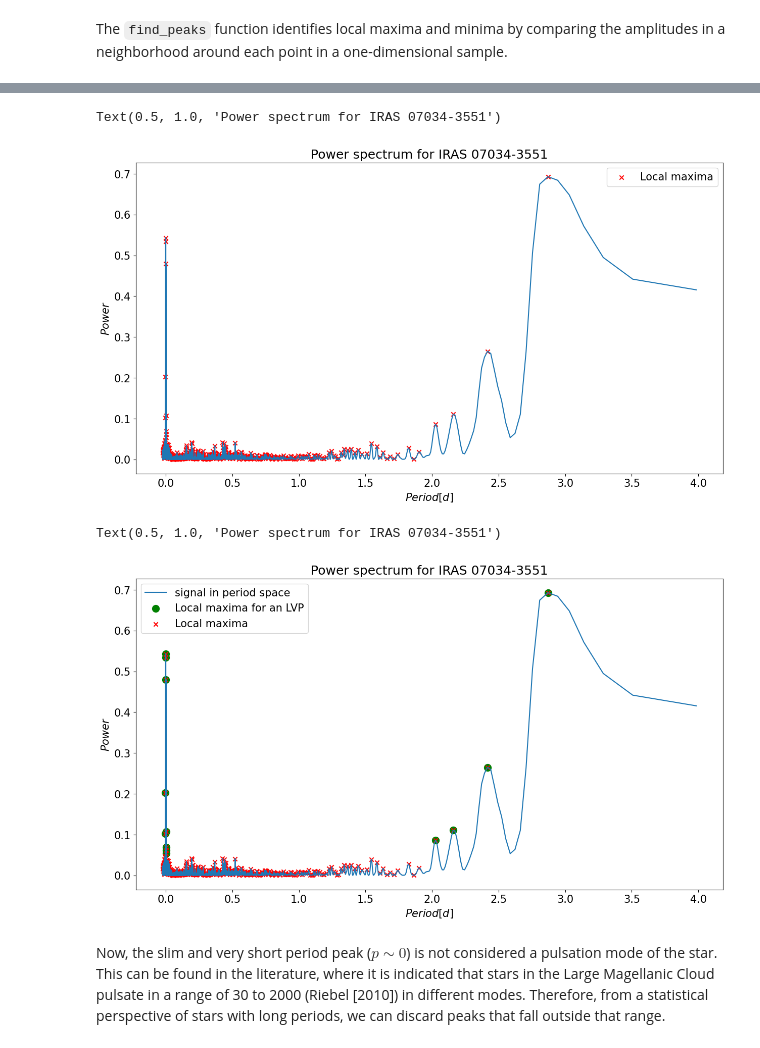
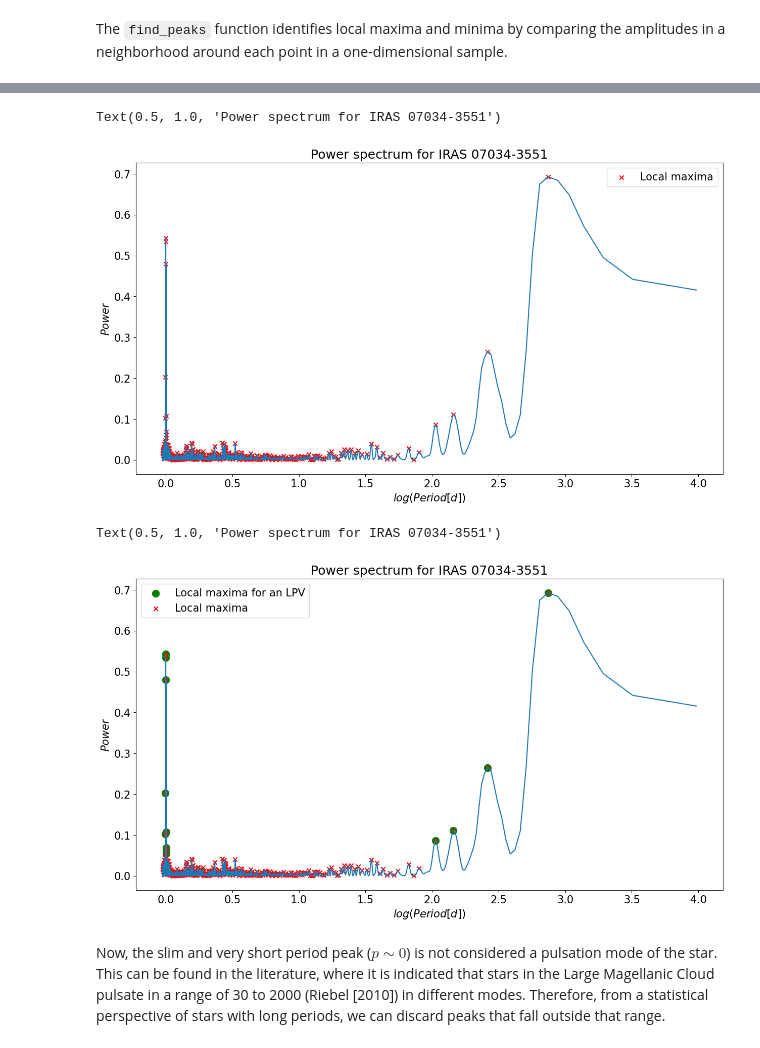
Before and after one commit to dawg-at-irya/Analysis_of_a_light_curve, a Jupyter notebook: Analysis_of_a_light_curve.ipynb, the cells around one changed output, grey strips where cells are left out. Saved outputs shown, nothing was run; the diff lists cells and outputs as text; code cells hidden in the pictures.

```diff
--- a/Analysis_of_a_light_curve.ipynb
+++ b/Analysis_of_a_light_curve.ipynb
@@ -13,7 +13,9 @@ from scipy import signal
 # %%
 #data=Table.read('/content/IRAS_05052-8420.csv')
 #data=Table.read('/content/IRAS_05150-4056.csv')
-data=Table.read('/content/IRAS_07034-3551.csv')
+#data=Table.read('/content/IRAS_07034-3551.csv')
+# The following version avoids requiring local copies of the input files
+data=Table.read('https://raw.githubusercontent.com/dawg-at-irya/Analysis_of_a_light_curve/main/IRAS_07034-3551.csv')
 #data=Table.read('/content/IRAS_05027-2158.csv')
 data.sort('JD')
 # %% [markdown]
@@ -222,12 +226,12 @@ plt.rcParams.update({'font.size': 15})
 plt.plot(np.log10(1.0/freq_g), power_g)
 plt.scatter(np.log10(1.0/freq_peak),power_peak,marker='x',color='red',label='Local maxima')
 plt.ylabel(r"$Power$")
-plt.xlabel(r"$Period [d]$")
+plt.xlabel(r"$log(Period [d])$")
 plt.legend()
 plt.title('Power spectrum for IRAS 07034-3551')
 # %% [output]
 Text(0.5, 1.0, 'Power spectrum for IRAS 07034-3551')
-[figure, old version]
+[figure, new version]
 # %%
 index_p=power_peak>(power_max)
 try:
@@ -239,16 +243,16 @@ except:
 # %%
 plt.figure(figsize=(15,8))
 plt.rcParams.update({'font.size': 15})
-plt.plot(np.log10(1.0/freq_g), power_g,label='signal in period space')
-plt.scatter(np.log10(1.0/f),p,marker='o',c='g',s=100,label='Local maxima for an LVP')
+plt.plot(np.log10(1.0/freq_g), power_g)
+plt.scatter(np.log10(1.0/f),p,marker='o',c='g',s=100,label='Local maxima for an LPV')
 plt.scatter(np.log10(1.0/freq_peak),power_peak,marker='x',color='red',label='Local maxima')
 plt.ylabel(r"$Power$")
-plt.xlabel(r"$Period [d]$")
+plt.xlabel(r"$log(Period [d])$")
 plt.legend()
 plt.title('Power spectrum for IRAS 07034-3551')
 # %% [output]
 Text(0.5, 1.0, 'Power spectrum for IRAS 07034-3551')
-[figure, old version]
+[figure, new version]
 # %% [markdown]
 
 Now, the slim and very short period peak ($p\sim 0$) is not considered a pulsation mode of the star. This can be found in the literature, where it is indicated that stars in the Large Magellanic Cloud pulsate in a range of 30 to 2000 (Riebel [2010]) in different modes. Therefore, from a statistical perspective of stars with long periods, we can discard peaks that fall outside that range.
```
Also changed, not shown: parts of 9 cells of this notebook.
